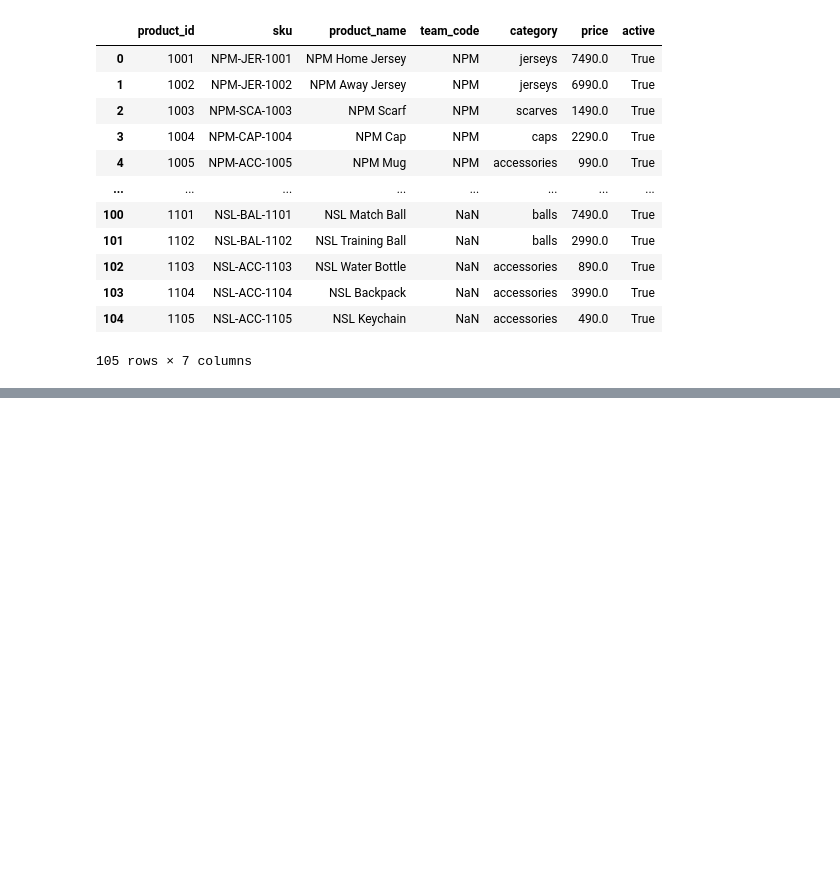
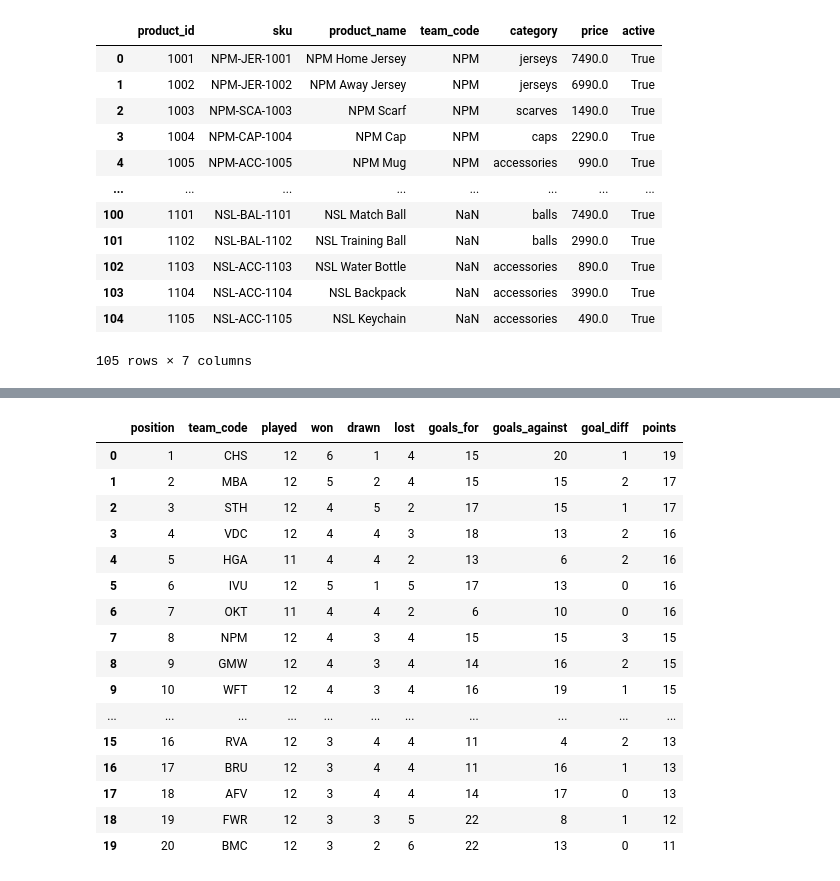
Before and after one commit to gajagaucho-art/ITBootcamp-pipline, a Jupyter notebook: pipline.ipynb, the cells around one changed output, grey strips where cells are left out. Saved outputs shown, nothing was run; the diff lists cells and outputs as text; code cells hidden in the pictures; blank space fills up the shorter version.

```diff
--- a/pipline.ipynb
+++ b/pipline.ipynb
@@ -142,0 +273,28 @@ clean_products(pd.read_csv(os.path.join(RAW_DIR, 'products.csv')))
+# %%
+#12
+
+def team_results(matches: pd.DataFrame, teams: pd.DataFrame) -> pd.DataFrame:
+    codes = dict(zip(teams['team_id'], teams['code']))
+    played = matches[matches['status'] == 'finished']
+    home = pd.DataFrame(
+    {
+        'match_id': played['match_id'],
+        'match_date': played['kickoff_ts'].dt.normalize(),
+        'team_code': played['home_team_id'].map(codes),
+        'opponent_code': played['away_team_id'].map(codes),
+        'goals_for': played['home_goals'],
+        'goals_against': played['away_goals'],
+        'goal_diff': played['home_goals'] - played['away_goals']
+    })
+    away = pd.DataFrame(
+    {
+        'match_id': played['match_id'],
+        'match_date': played['kickoff_ts'].dt.normalize(),
+        'team_code': played['away_team_id'].map(codes),
+        'opponent_code': played['home_team_id'].map(codes),
+        'goals_for': played['away_goals'],
+        'goals_against': played['home_goals'],
+        'goal_diff': played['away_goals'] - played['home_goals']
+    })
+    return pd.concat([home, away])
+team_results(pd.read_parquet(os.path.join(RAW_DIR, 'matches.parquet')), pd.read_csv(os.path.join(RAW_DIR, 'teams.csv')))
@@ -142,0 +315,35 @@ clean_products(pd.read_csv(os.path.join(RAW_DIR, 'products.csv')))
+# %%
+#13
+def league_table(results: pd.DataFrame) -> pd.DataFrame:
+    points = results.groupby('team_code').agg(
+        played = ('match_id', 'count'),
+        won = ('goals_for', lambda x: (x > x.shift(1)).sum()),
+        drawn = ('goals_for', lambda x: (x == x.shift(1)).sum()),
+        lost = ('goals_for', lambda x: (x < x.shift(1)).sum()),
+        goals_for = ('goals_for', 'sum'),
+        goals_against = ('goals_against', 'sum'),
+        goal_diff = ('goals_for', lambda x: x.sum() - x.shift(1).sum())
+    )
+    points['points'] = 3 * points['won'] + points['drawn']
+    points = points.sort_values(['points', 'goal_diff', 'goals_for'], ascending=False)
+    points['position'] = range(1, len(points) + 1)
+    return points.reset_index()[['position', 'team_code', 'played', 'won', 'drawn', 'lost', 'goals_for', 'goals_against', 'goal_diff', 'points']]
+league_table(team_results(pd.read_parquet(os.path.join(RAW_DIR, 'matches.parquet')), pd.read_csv(os.path.join(RAW_DIR, 'teams.csv'))))
+# %% [output]
+|  | position | team_code | played | won | drawn | lost | goals_for | goals_against | goal_diff | points |
+| 0 | 1 | CHS | 12 | 6 | 1 | 4 | 15 | 20 | 1 | 19 |
+| 1 | 2 | MBA | 12 | 5 | 2 | 4 | 15 | 15 | 2 | 17 |
+| 2 | 3 | STH | 12 | 4 | 5 | 2 | 17 | 15 | 1 | 17 |
+| 3 | 4 | VDC | 12 | 4 | 4 | 3 | 18 | 13 | 2 | 16 |
+| 4 | 5 | HGA | 11 | 4 | 4 | 2 | 13 | 6 | 2 | 16 |
+| 5 | 6 | IVU | 12 | 5 | 1 | 5 | 17 | 13 | 0 | 16 |
+| 6 | 7 | OKT | 11 | 4 | 4 | 2 | 6 | 10 | 0 | 16 |
+| 7 | 8 | NPM | 12 | 4 | 3 | 4 | 15 | 15 | 3 | 15 |
+| 8 | 9 | GMW | 12 | 4 | 3 | 4 | 14 | 16 | 2 | 15 |
+| 9 | 10 | WFT | 12 | 4 | 3 | 4 | 16 | 19 | 1 | 15 |
+| ... | ... | ... | ... | ... | ... | ... | ... | ... | ... | ... |
+| 15 | 16 | RVA | 12 | 3 | 4 | 4 | 11 | 4 | 2 | 13 |
+| 16 | 17 | BRU | 12 | 3 | 4 | 4 | 11 | 16 | 1 | 13 |
+| 17 | 18 | AFV | 12 | 3 | 4 | 4 | 14 | 17 | 0 | 13 |
+| 18 | 19 | FWR | 12 | 3 | 3 | 5 | 22 | 8 | 1 | 12 |
+| 19 | 20 | BMC | 12 | 3 | 2 | 6 | 22 | 13 | 0 | 11 |
```
Also changed, not shown: parts of 14 cells of this notebook.
